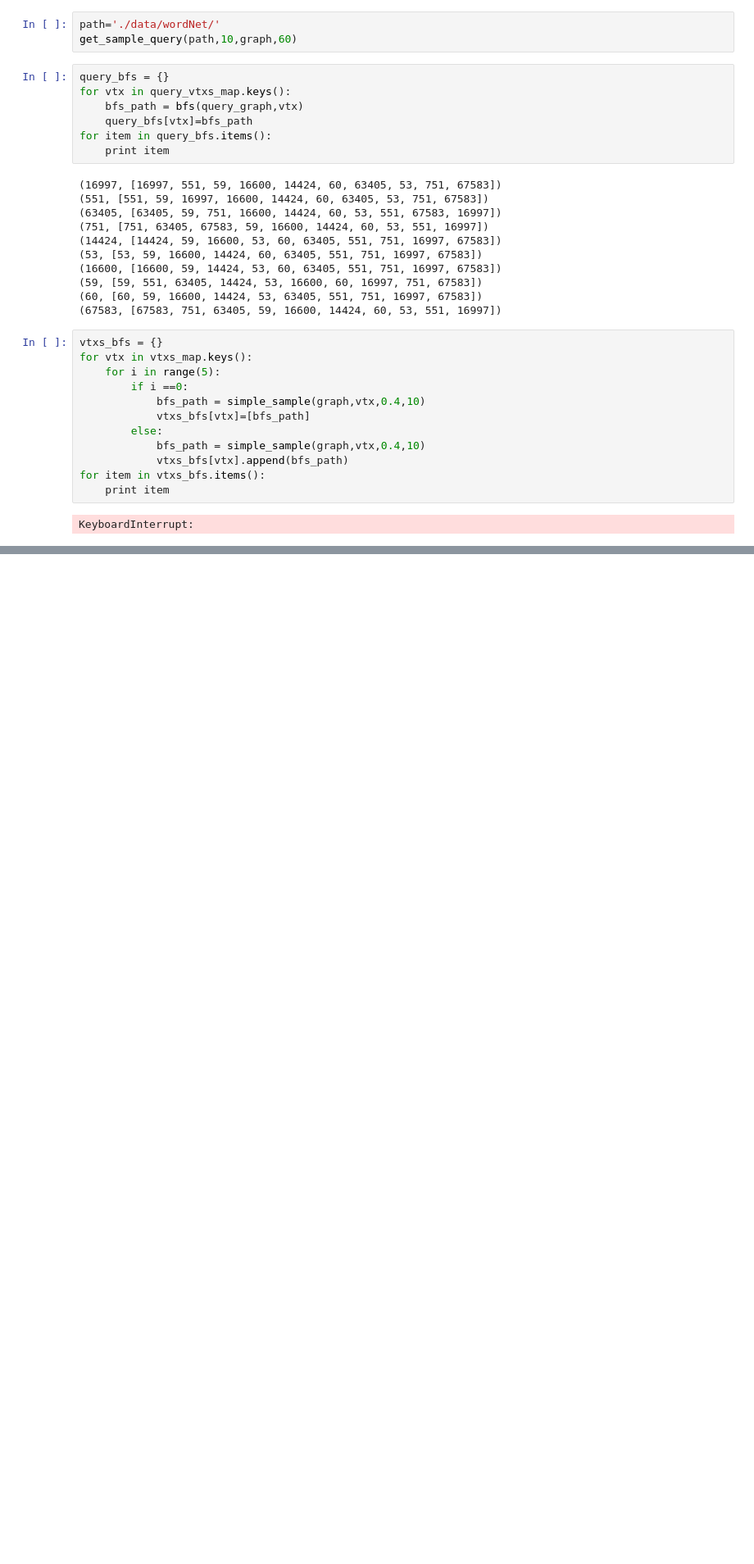
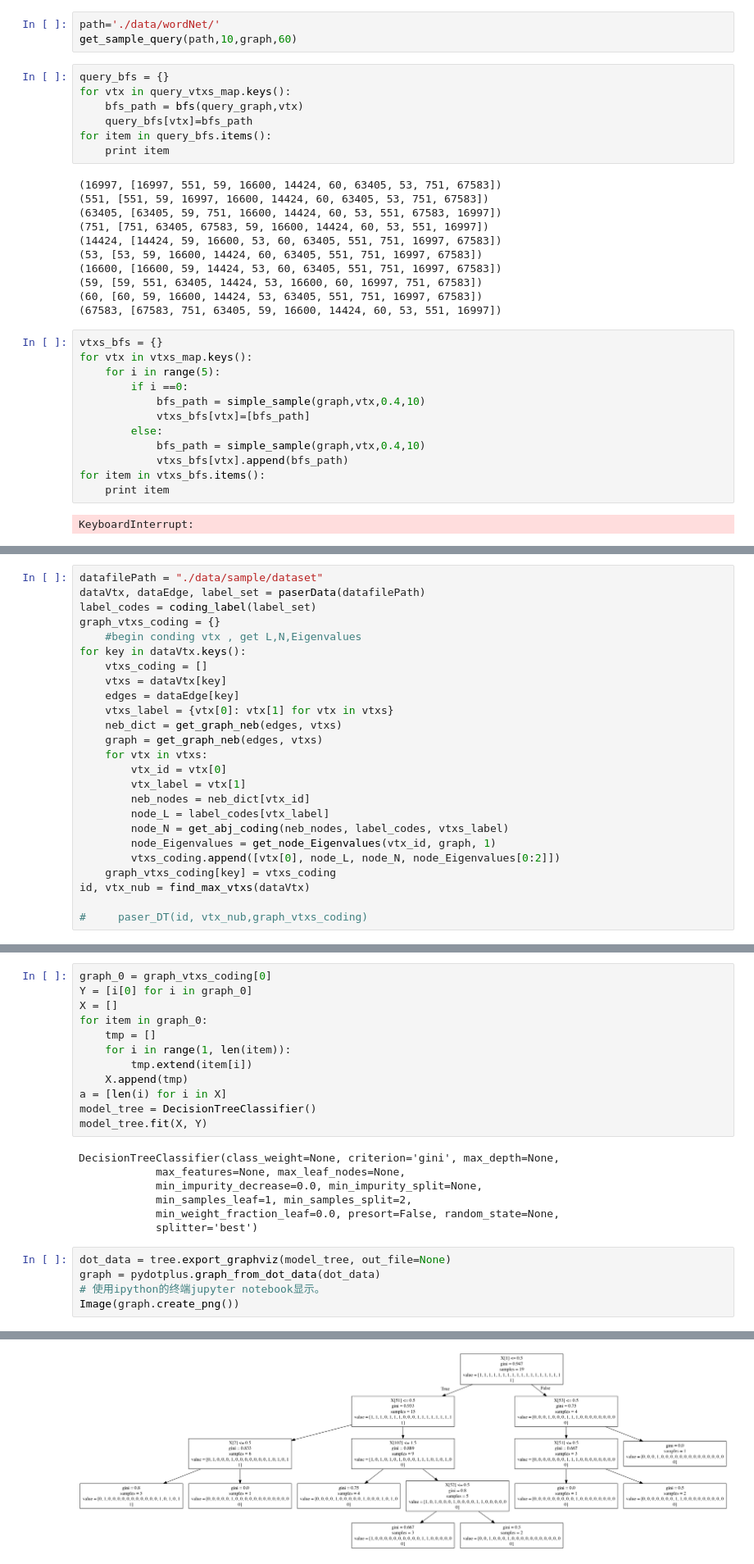
Before and after one commit to fedmor/GCN_graph_query, a Jupyter notebook: small smaple.ipynb, the cells around one changed output, grey strips where cells are left out. Shown at 82% size. Drawn from its saved outputs; the diff is of its cells as text; blank space fills up the shorter version.

```diff
--- a/small smaple.ipynb
+++ b/small smaple.ipynb
@@ -282,0 +447,25 @@ KeyboardInterrupt:
+# %%
+datafilePath = "./data/sample/dataset"
+dataVtx, dataEdge, label_set = paserData(datafilePath)
+label_codes = coding_label(label_set)
+graph_vtxs_coding = {}
+    #begin conding vtx , get L,N,Eigenvalues
+for key in dataVtx.keys():
+    vtxs_coding = []
+    vtxs = dataVtx[key]
+    edges = dataEdge[key]
+    vtxs_label = {vtx[0]: vtx[1] for vtx in vtxs}
+    neb_dict = get_graph_neb(edges, vtxs)
+    graph = get_graph_neb(edges, vtxs)
+    for vtx in vtxs:
+        vtx_id = vtx[0]
+        vtx_label = vtx[1]
+        neb_nodes = neb_dict[vtx_id]
+        node_L = label_codes[vtx_label]
+        node_N = get_abj_coding(neb_nodes, label_codes, vtxs_label)
+        node_Eigenvalues = get_node_Eigenvalues(vtx_id, graph, 1)
+        vtxs_coding.append([vtx[0], node_L, node_N, node_Eigenvalues[0:2]])
+    graph_vtxs_coding[key] = vtxs_coding
+id, vtx_nub = find_max_vtxs(dataVtx)
+
+#     paser_DT(id, vtx_nub,graph_vtxs_coding)
@@ -282,0 +475,25 @@ KeyboardInterrupt:
+# %%
+graph_0 = graph_vtxs_coding[0]
+Y = [i[0] for i in graph_0]
+X = []
+for item in graph_0:
+    tmp = []
+    for i in range(1, len(item)):
+        tmp.extend(item[i])
+    X.append(tmp)
+a = [len(i) for i in X]
+model_tree = DecisionTreeClassifier()
+model_tree.fit(X, Y)
+# %% [output]
+DecisionTreeClassifier(class_weight=None, criterion='gini', max_depth=None,
+            max_features=None, max_leaf_nodes=None,
+            min_impurity_decrease=0.0, min_impurity_split=None,
+            min_samples_leaf=1, min_samples_split=2,
+            min_weight_fraction_leaf=0.0, presort=False, random_state=None,
+            splitter='best')
+# %%
+dot_data = tree.export_graphviz(model_tree, out_file=None)
+graph = pydotplus.graph_from_dot_data(dot_data)
+# 使用ipython的终端jupyter notebook显示。
+Image(graph.create_png())
+# %% [output]
@@ -282,0 +503 @@ KeyboardInterrupt:
+[figure, added]
```
Also changed, not shown: parts of 25 cells of this notebook, 1 other file.
